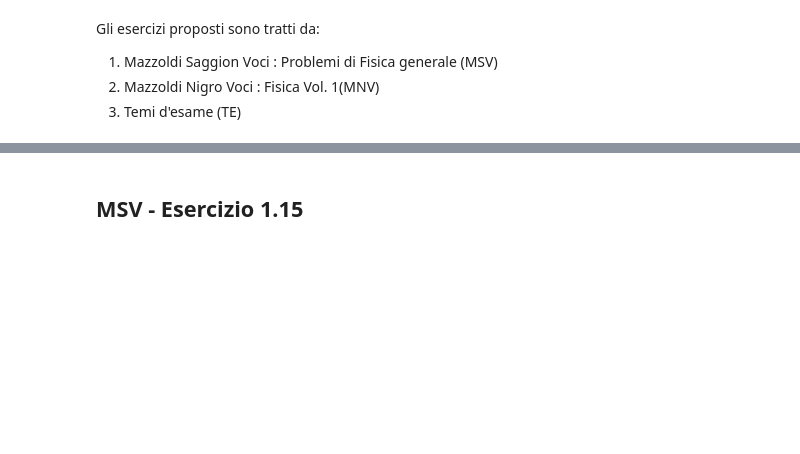
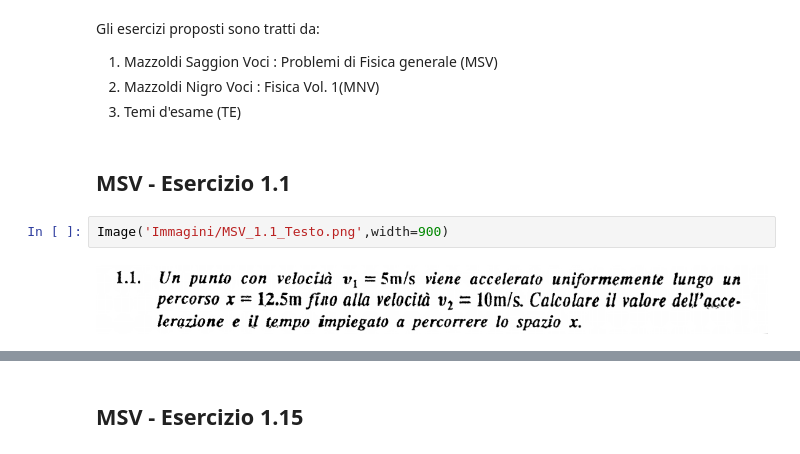
Before and after one commit to marcodalessandro76/Esercitazioni-Fisica-1, a Jupyter notebook: Cinematica punto materiale.ipynb, the cells around one changed output, grey strips where cells are left out. Saved outputs shown, nothing was run; the diff lists cells and outputs as text; blank space fills up the shorter version.

```diff
--- a/Cinematica punto materiale.ipynb
+++ b/Cinematica punto materiale.ipynb
@@ -8,3 +8,9 @@ Gli esercizi proposti sono tratti da:
 1. Mazzoldi Saggion Voci : Problemi di Fisica generale (MSV)
 2. Mazzoldi Nigro Voci : Fisica Vol. 1(MNV)
 3. Temi d'esame (TE)
+# %% [markdown]
+## MSV - Esercizio 1.1
+# %%
+Image('Immagini/MSV_1.1_Testo.png',width=900)
+# %% [output]
+[figure, added]
```
Also changed, not shown: parts of 13 cells of this notebook, 6 other files.
